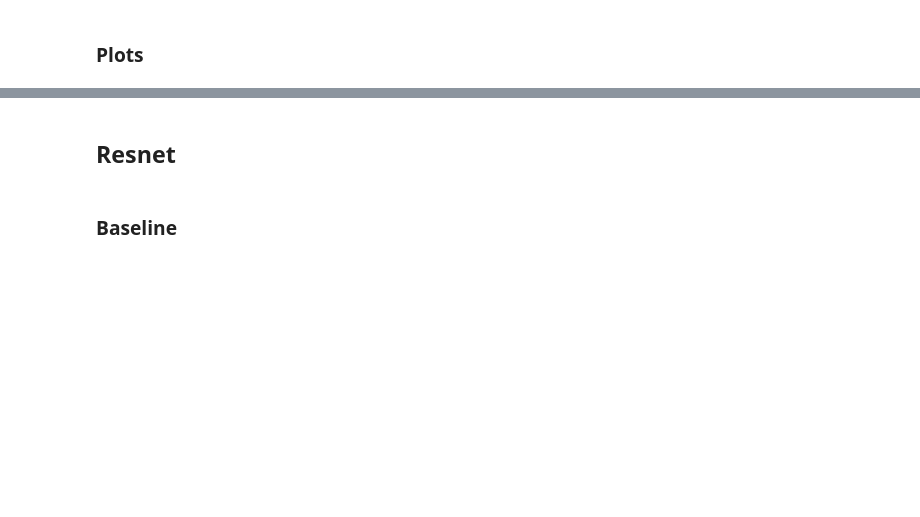
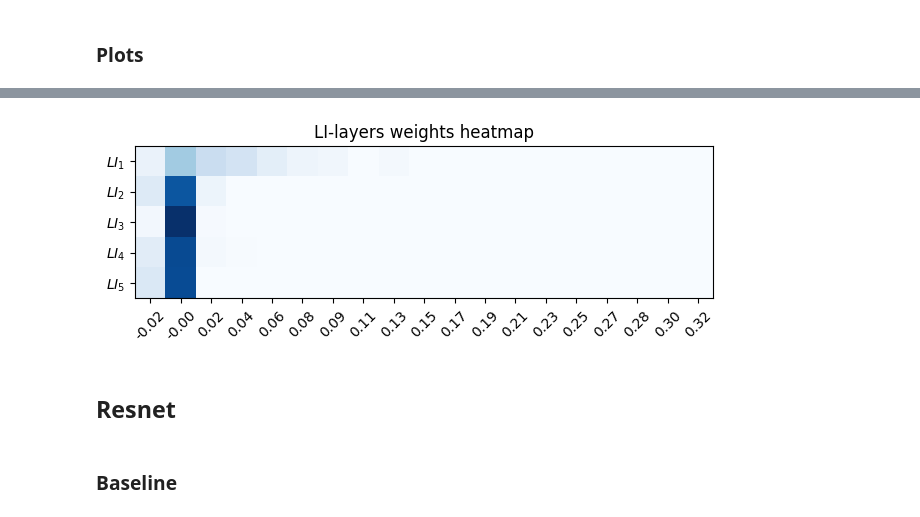
Before and after one commit to julesdubr/lateral_inhibition, a Jupyter notebook: alexnet_resnet.ipynb, the cells around one changed output, grey strips where cells are left out. Drawn from its saved outputs; the diff is of its cells as text; code cells hidden in the pictures; blank space fills up the shorter version.

```diff
--- a/alexnet_resnet.ipynb
+++ b/alexnet_resnet.ipynb
@@ -461,3 +489,9 @@ print(f"train_acc: {train_acc:.2%}, test_acc: {test_acc:.2%}")
+# %%
+model = torch.load(f"logs/AlexNetLI_1/model.pth")
+
+plot_weights_heatmap(model, "alexnet")
+# %% [output]
+[figure, added]
 # %% [markdown]
 ## Resnet
 # %% [markdown]
```
Also changed, not shown: parts of 9 cells of this notebook, 2 other files.
